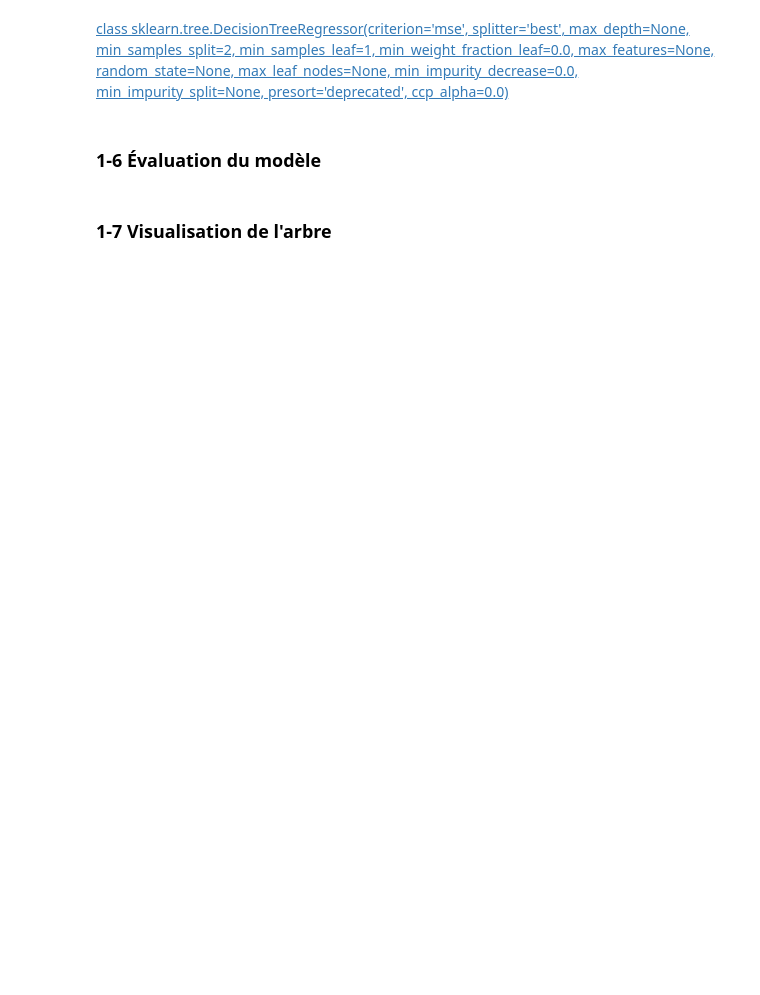
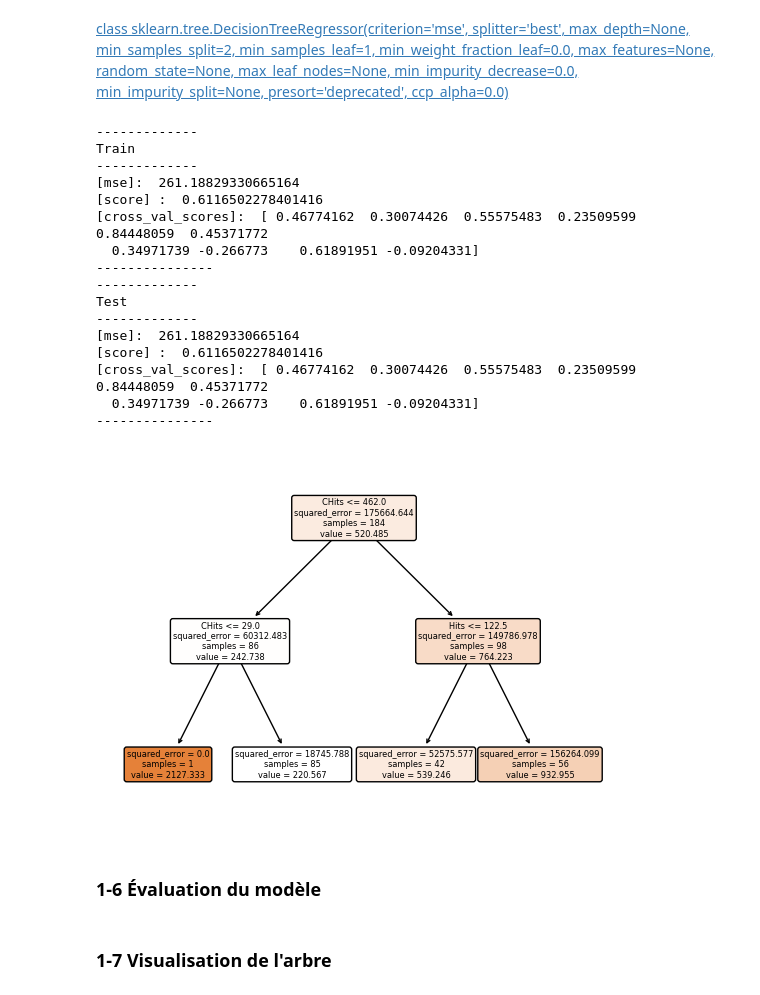
Before and after one commit to rennyatwork/CegepSteFoy_IA, a Jupyter notebook: 05_MachineLearning/2023-01-09/420-A52-SF-gr-10084-main/nbs/14-arbres-de-decision/14-arbres-decision.ipynb, the cells around one changed output. Drawn from its saved outputs; the diff is of its cells as text; code cells hidden in the pictures; blank space fills up the shorter version.

Commit message:
tree regression

```diff
--- a/05_MachineLearning/2023-01-09/420-A52-SF-gr-10084-main/nbs/14-arbres-de-decision/14-arbres-decision.ipynb
+++ b/05_MachineLearning/2023-01-09/420-A52-SF-gr-10084-main/nbs/14-arbres-de-decision/14-arbres-decision.ipynb
@@ -116,29 +118,40 @@ from sklearn.model_selection import train_test_split
+# %%
+def print_metrics(pDfX, pDfY,  pModel, pMsg):
+    cross_val_scores = cross_val_score(pModel, pDfX, pDfY, cv=10)
+    print("-------------")
+    print(pMsg)
+    print("-------------")
+
+    print("[mse]: ", mean_squared_error(pDfY, pModel.predict(pDfX),  squared=False))
+    print("[score] : ", pModel.score(pDfX, pDfY))
+    print("[cross_val_scores]: ", cross_val_scores)
+    print("---------------")
 # %%
-### definir baseline
-from sklearn.model_selection import cross_val_score
-from sklearn.metrics import mean_squared_error
-from sklearn import tree
-import matplotlib.pyplot as plt
 
-def analyze_regression(pDfX, pDfY):
+def analyze_regression(pDfX, pDfY, pAlpha=0):
     X_train, X_test, y_train, y_test = train_test_split(pDfX, pDfY
     #, stratify=True
     , test_size=0.3
     , shuffle=True
     , random_state=0
     )
-    dt = tree.DecisionTreeRegressor(criterion='squared_error')
+    dt = tree.DecisionTreeRegressor(criterion='squared_error', random_state=2023, ccp_alpha=pAlpha)
     dt.fit(X_train, y_train)
     dt_scores = cross_val_score(dt, X_train, y_train, cv=10)
 
 
 
-    print (mean_squared_error(y_train, dt.predict(X_train),  squared=False))
-    print(dt.score(X_train, y_train))
-    print("dt_scores: ", dt_scores)
+    #print("[mse]: ", mean_squared_error(y_train, dt.predict(X_train),  squared=False))
+    #print("[score] : ", dt.score(X_train, y_train))
+    #print("dt_scores: ", dt_scores)
 
-    text_representation = tree.export_text(dt)
-    print(text_representation)
+    print_metrics(X_train, y_train, dt, "Train")
+    print_metrics(X_test, y_test, dt, "Test")
+
+    #text_representation = tree.export_text(dt)
+    #print(text_representation)
+
+    tree.plot_tree(dt , filled=True, rounded=True, feature_names = pDfX.columns)
 
 
     #fig = plt.figure(figsize=(25,20))
@@ -176,5 +185,25 @@ dt_scores:  [ 0.52557192 -0.55402996  0.35367221  0.37248829  0.61006364  0.3738
 # %% [markdown]
 [class sklearn.tree.DecisionTreeRegressor(criterion='mse', splitter='best', max_depth=None, min_samples_split=2, min_samples_leaf=1, min_weight_fraction_leaf=0.0, max_features=None, random_state=None, max_leaf_nodes=None, min_impurity_decrease=0.0, min_impurity_split=None, presort='deprecated', ccp_alpha=0.0)](https://scikit-learn.org/stable/modules/generated/sklearn.tree.DecisionTreeRegressor.html)
+# %%
+analyze_regression(dfXHit, dfYHit, pAlpha=12000)
+# %% [output]
+-------------
+Train
+-------------
+[mse]:  261.18829330665164
+[score] :  0.6116502278401416
+[cross_val_scores]:  [ 0.46774162  0.30074426  0.55575483  0.23509599  0.84448059  0.45371772
+  0.34971739 -0.266773    0.61891951 -0.09204331]
+---------------
+-------------
+Test
+-------------
+[mse]:  261.18829330665164
+[score] :  0.6116502278401416
+[cross_val_scores]:  [ 0.46774162  0.30074426  0.55575483  0.23509599  0.84448059  0.45371772
+  0.34971739 -0.266773    0.61891951 -0.09204331]
+---------------
+[figure, added]
 # %% [markdown]
 ### 1-6 Évaluation du modèle
 # %% [markdown]
```
Also changed, not shown: parts of 9 cells of this notebook.
